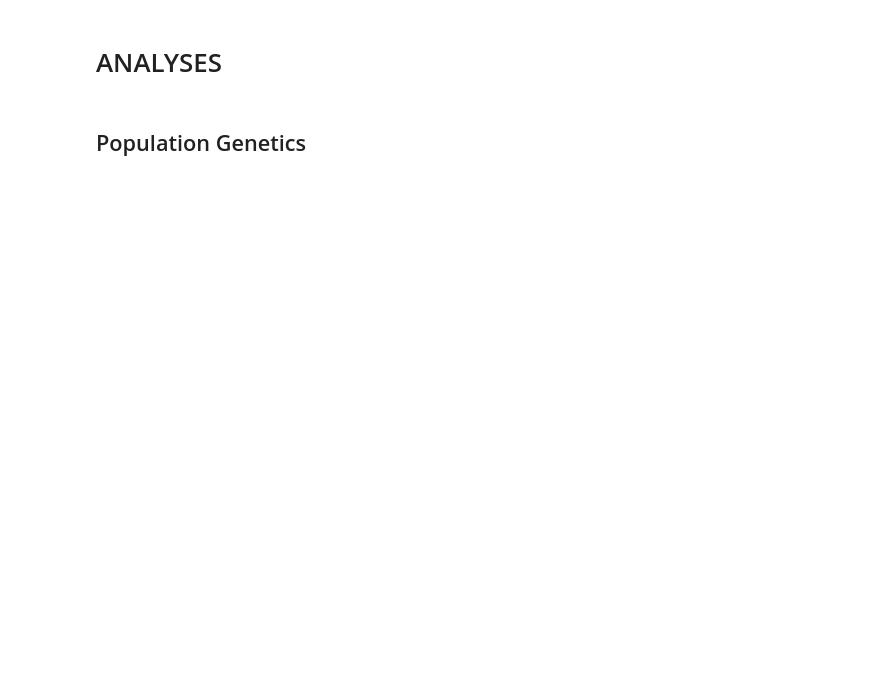
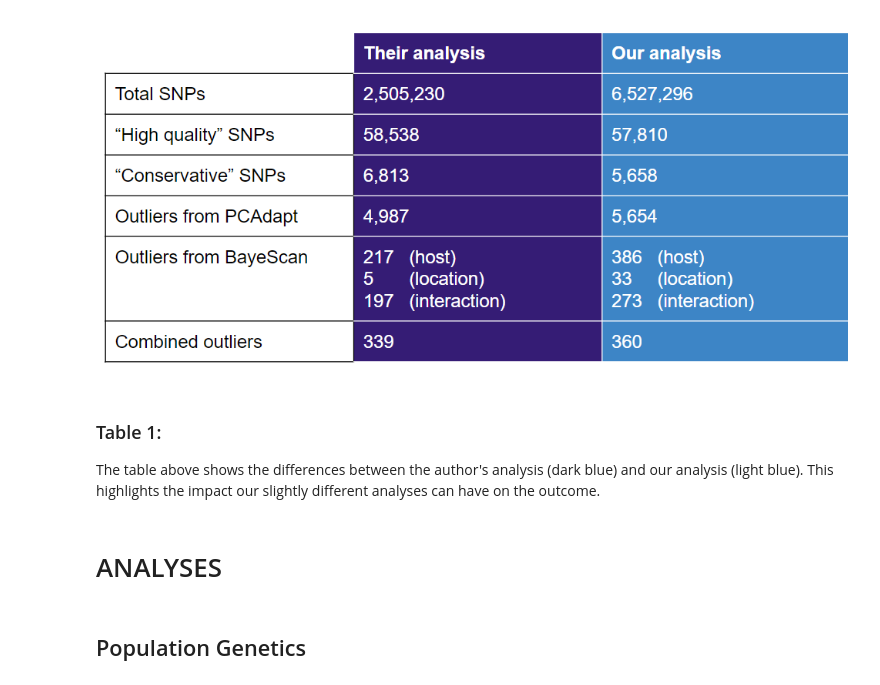
Before and after one commit to jbweinstock/dino_popgen, a Jupyter notebook: jupyter-notebooks/dino_popgen_final_writeup.ipynb, the cells around one changed output. Cells and saved outputs as stored; diff of their text form; code cells hidden in the pictures; blank space fills up the shorter version.

```diff
--- a/jupyter-notebooks/dino_popgen_final_writeup.ipynb
+++ b/jupyter-notebooks/dino_popgen_final_writeup.ipynb
@@ -5,3 +8,11 @@
+# %%
+library("IRdisplay")
+display_png(file="../figures/dino_popgen_summary_table.png")
+# %% [output]
+[figure, added]
+# %% [markdown]
+### Table 1:
+The table above shows the differences between the author's analysis (dark blue) and our analysis (light blue). This highlights the impact our slightly different analyses can have on the outcome.
 # %% [markdown]
 # ANALYSES
 # %% [markdown]
```
Also changed, not shown: parts of 10 cells of this notebook.
